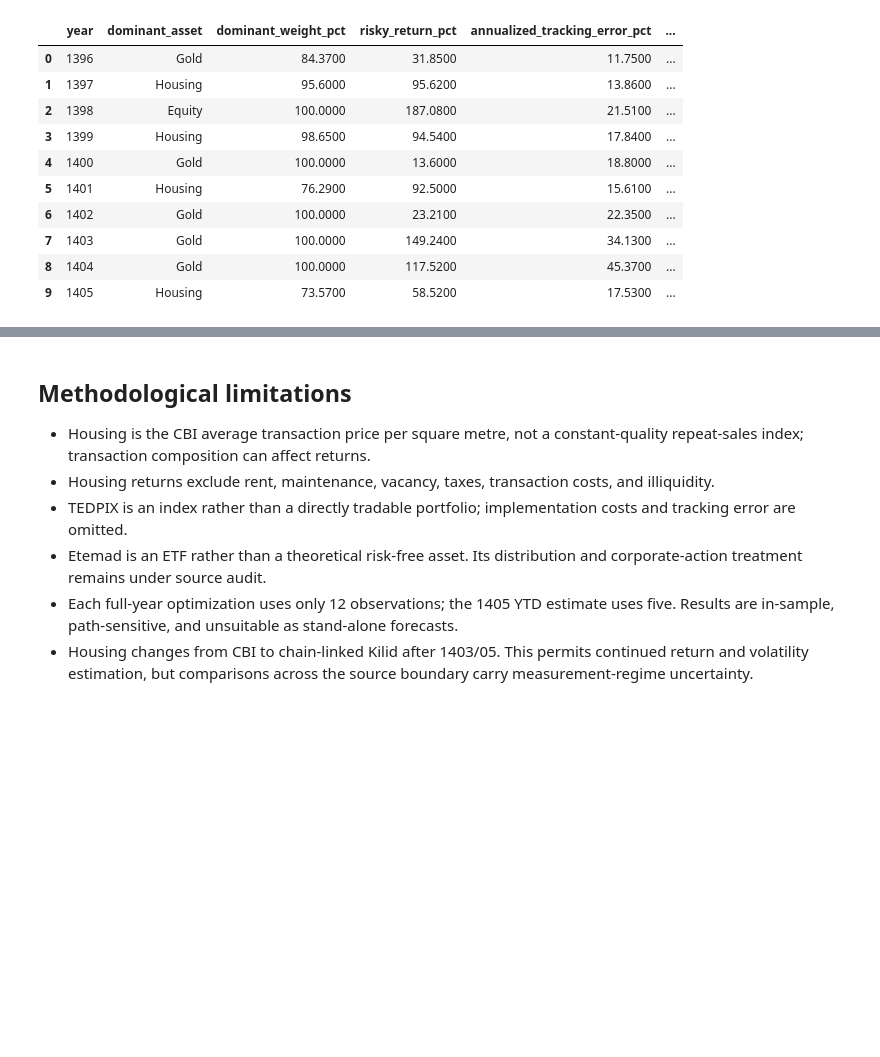
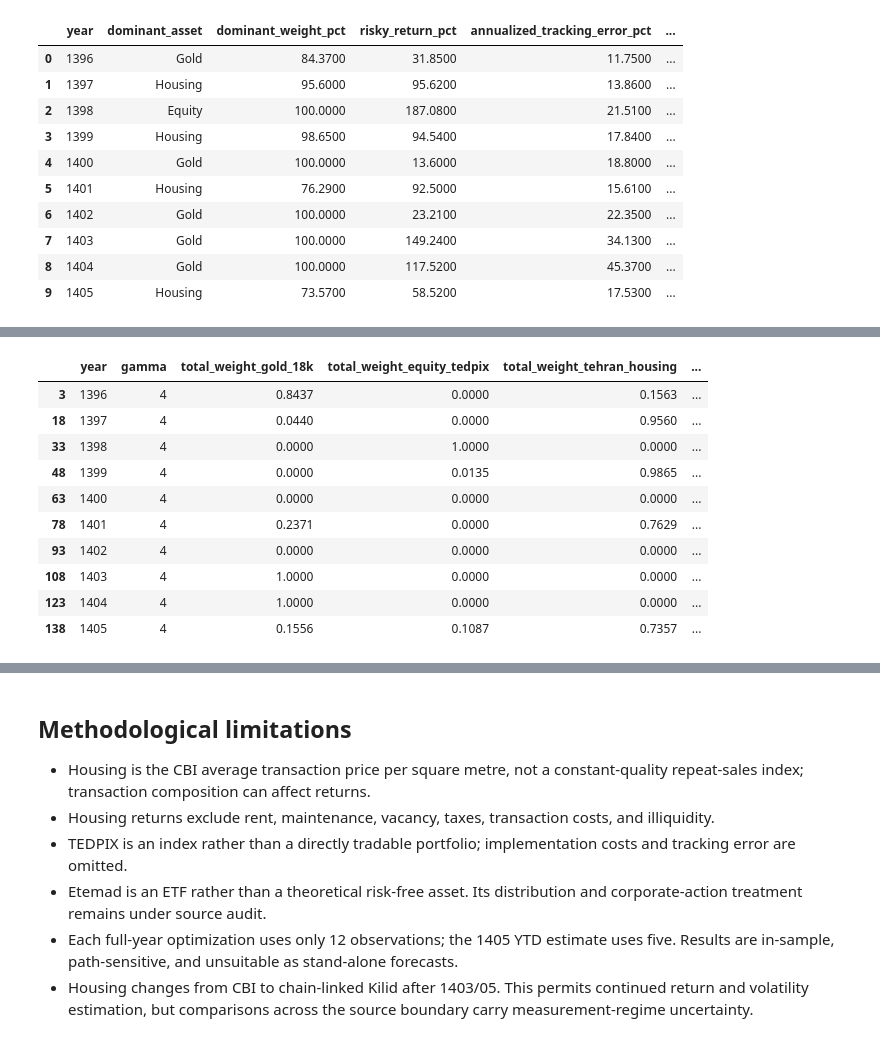
Before and after one commit to amirabadimm/empirical-economics-research, a Jupyter notebook: asset_allocation/notebooks/asset_allocation_analysis.ipynb, the cells around one changed output, grey strips where cells are left out. Drawn from its saved outputs; the diff is of its cells as text; code cells hidden in the pictures; blank space fills up the shorter version.

```diff
--- a/asset_allocation/notebooks/asset_allocation_analysis.ipynb
+++ b/asset_allocation/notebooks/asset_allocation_analysis.ipynb
@@ -748,0 +1342,24 @@ Stage II is reserved for an explicit investor risk policy. Once a volatility tar
+# %%
+REPRESENTATIVE_GAMMA = 4
+
+gamma_4_portfolios = (
+    final_portfolios
+    .loc[
+        final_portfolios["gamma"] == REPRESENTATIVE_GAMMA
+    ]
+    .copy()
+)
+
+gamma_4_portfolios
+# %% [output]
+|  | year | gamma | total_weight_gold_18k | total_weight_equity_tedpix | total_weight_tehran_housing | ... |
+| 3 | 1396 | 4 | 0.8437 | 0.0000 | 0.1563 | ... |
+| 18 | 1397 | 4 | 0.0440 | 0.0000 | 0.9560 | ... |
+| 33 | 1398 | 4 | 0.0000 | 1.0000 | 0.0000 | ... |
+| 48 | 1399 | 4 | 0.0000 | 0.0135 | 0.9865 | ... |
+| 63 | 1400 | 4 | 0.0000 | 0.0000 | 0.0000 | ... |
+| 78 | 1401 | 4 | 0.2371 | 0.0000 | 0.7629 | ... |
+| 93 | 1402 | 4 | 0.0000 | 0.0000 | 0.0000 | ... |
+| 108 | 1403 | 4 | 1.0000 | 0.0000 | 0.0000 | ... |
+| 123 | 1404 | 4 | 1.0000 | 0.0000 | 0.0000 | ... |
+| 138 | 1405 | 4 | 0.1556 | 0.1087 | 0.7357 | ... |
```
Also changed, not shown: parts of 32 cells of this notebook, 5 other files.
